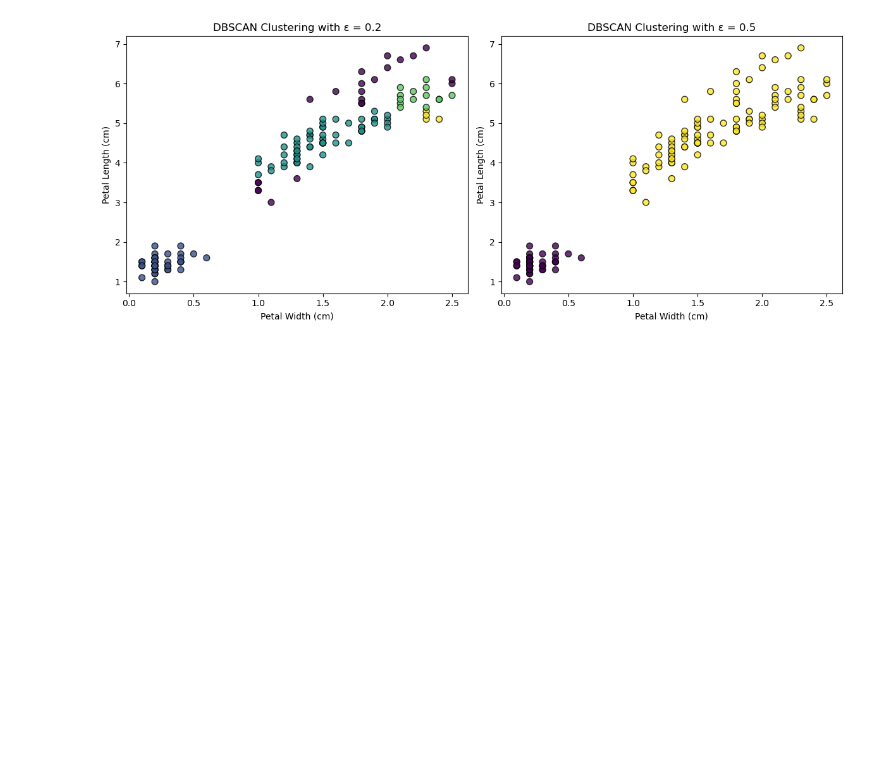
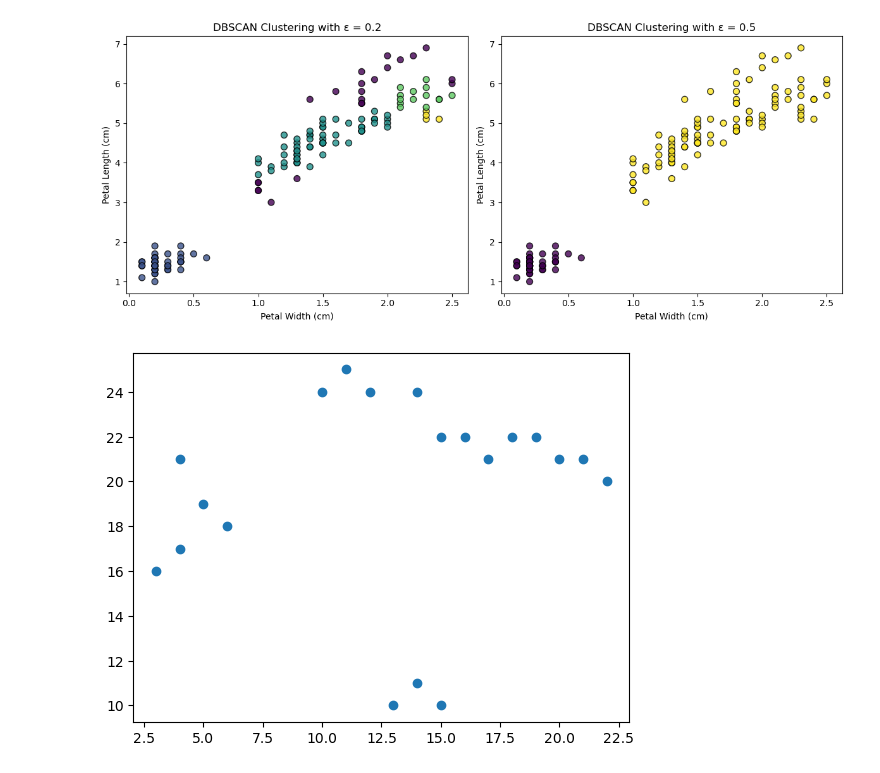
Before and after one commit to vicmon810/COMPSCI762_UOA, a Jupyter notebook: tuorial/Untitled.ipynb, the cells around one changed output. Cells and saved outputs as stored; diff of their text form; code cells hidden in the pictures; blank space fills up the shorter version.

```diff
--- a/tuorial/Untitled.ipynb
+++ b/tuorial/Untitled.ipynb
@@ -210,3 +283,13 @@ plt.tight_layout()
 plt.show()
 # %% [output]
 [figure]
+# %%
+import matplotlib.pyplot as plt
+
+x = [4, 5, 10, 4, 3, 11, 14 ,16,17,21,12,6,22,20,19,15,14,13,15 ,18]
+y = [21, 19, 24, 17, 16, 25, 24, 22, 21, 21,24,18,20,21,22,10,11,10,22,22]
+
+plt.scatter(x, y)
+plt.show()
+# %% [output]
+[figure, added]
```
Also changed, not shown: parts of 11 cells of this notebook, 3 other files.
